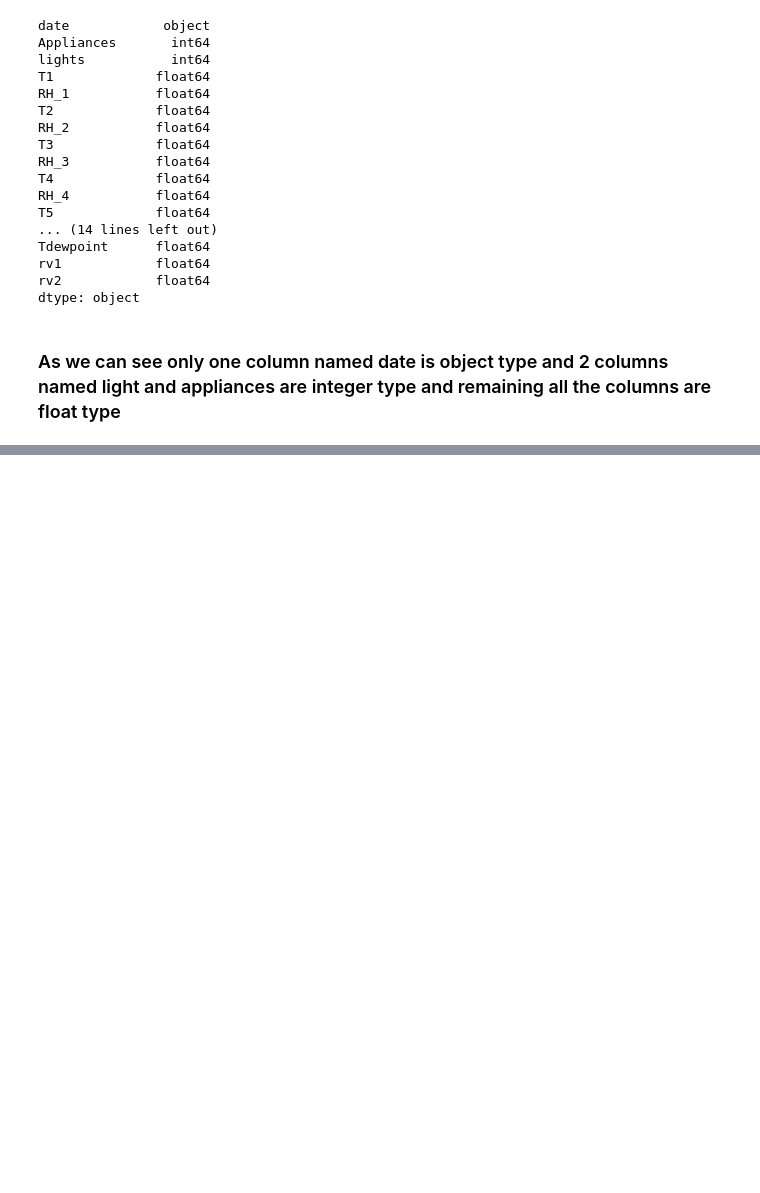
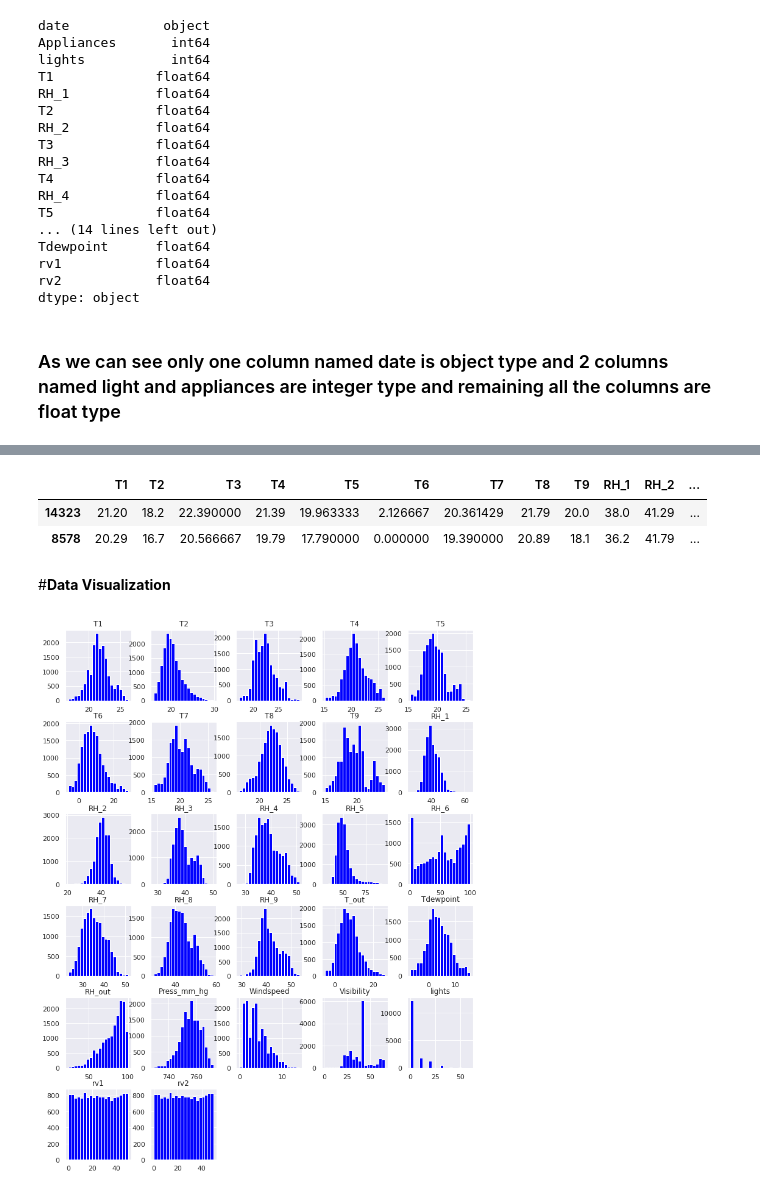
Before and after one commit to navaidansari786/Applliances-Energy-Prediction, a Jupyter notebook: appliances_energy_prediction.ipynb, the cells around one changed output, grey strips where cells are left out. Cells and saved outputs as stored; diff of their text form; code cells hidden in the pictures; blank space fills up the shorter version.

```diff
--- a/appliances_energy_prediction.ipynb
+++ b/appliances_energy_prediction.ipynb
@@ -161,0 +197,2 @@ dtype: object
+# %%
+aep= aep.drop(['date'], axis=1)
@@ -161,0 +201,3 @@ dtype: object
+# %%
+# Train = 80%, Test = 20%
+train, test = train_test_split(aep,test_size=0.20,random_state=40)
@@ -161,0 +228,17 @@ dtype: object
+# %%
+## Divide the columns based on type for clear column management
+
+col_temp = ["T1","T2","T3","T4","T5","T6","T7","T8","T9"]
+
+col_hum = ["RH_1","RH_2","RH_3","RH_4","RH_5","RH_6","RH_7","RH_8","RH_9"]
+
+col_weather = ["T_out", "Tdewpoint","RH_out","Press_mm_hg",
+                "Windspeed","Visibility"]
+col_light = ["lights"]
+col_randoms = ["rv1", "rv2"]
+
+col_target = ["Appliances"]
+# %%
+# Seperate dependent and independent variables
+feature_vars = train[col_temp + col_hum + col_weather + col_light + col_randoms ]
+target_vars = train[col_target]
@@ -161,0 +293,13 @@ dtype: object
+# %%
+feature_vars.head(2)
+# %% [output]
+|  | T1 | T2 | T3 | T4 | T5 | T6 | T7 | T8 | T9 | RH_1 | RH_2 | ... |
+| 14323 | 21.20 | 18.2 | 22.390000 | 21.39 | 19.963333 | 2.126667 | 20.361429 | 21.79 | 20.0 | 38.0 | 41.29 | ... |
+| 8578 | 20.29 | 16.7 | 20.566667 | 19.79 | 17.790000 | 0.000000 | 19.390000 | 20.89 | 18.1 | 36.2 | 41.79 | ... |
+# %% [markdown]
+#**Data Visualization**
+# %%
+# Histogram of all the features to understand the distribution
+feature_vars.hist(bins = 20 , figsize= (12,16),color='blue') ;
+# %% [output]
+[figure, added]
```
Also changed, not shown: parts of 19 cells of this notebook.
